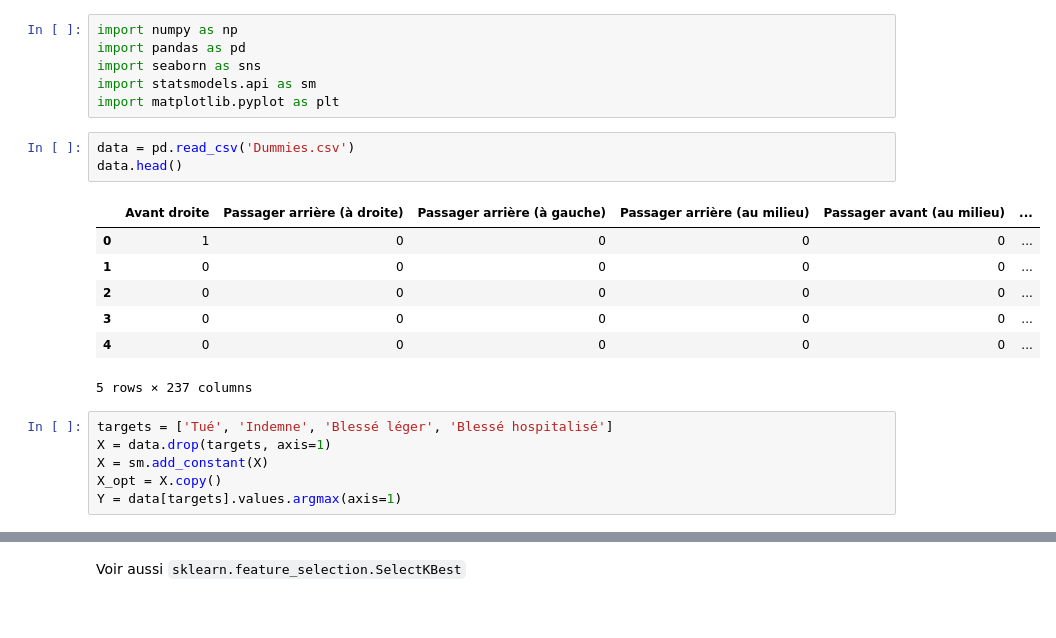
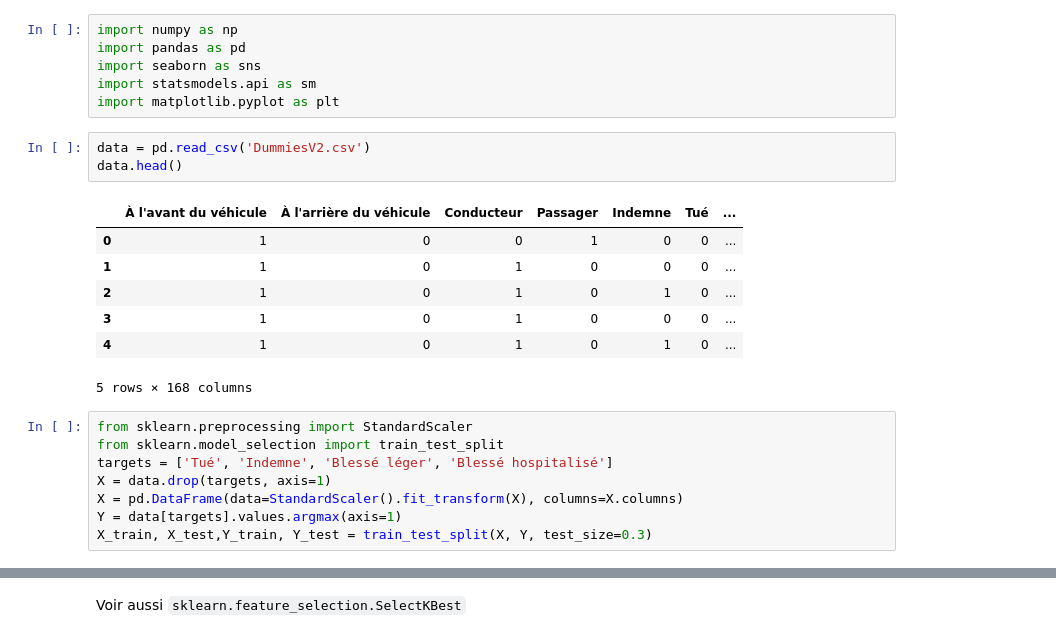
Before and after one commit to erwan-auchere/Projet-Python, a Jupyter notebook: backward-elimination.ipynb, the cells around one changed output, grey strips where cells are left out. Drawn from its saved outputs; the diff is of its cells as text.

```diff
--- a/backward-elimination.ipynb
+++ b/backward-elimination.ipynb
@@ -5,19 +5,21 @@ import seaborn as sns
 import statsmodels.api as sm
 import matplotlib.pyplot as plt
 # %%
-data = pd.read_csv('Dummies.csv')
+data = pd.read_csv('DummiesV2.csv')
 data.head()
 # %% [output]
-|  | Avant droite | Passager arrière (à droite) | Passager arrière (à gauche) | Passager arrière (au milieu) | Passager avant (au milieu) | ... |
-| 0 | 1 | 0 | 0 | 0 | 0 | ... |
-| 1 | 0 | 0 | 0 | 0 | 0 | ... |
-| 2 | 0 | 0 | 0 | 0 | 0 | ... |
-| 3 | 0 | 0 | 0 | 0 | 0 | ... |
-| 4 | 0 | 0 | 0 | 0 | 0 | ... |
+|  | À l'avant du véhicule | À l'arrière du véhicule | Conducteur | Passager | Indemne | Tué | ... |
+| 0 | 1 | 0 | 0 | 1 | 0 | 0 | ... |
+| 1 | 1 | 0 | 1 | 0 | 0 | 0 | ... |
+| 2 | 1 | 0 | 1 | 0 | 1 | 0 | ... |
+| 3 | 1 | 0 | 1 | 0 | 0 | 0 | ... |
+| 4 | 1 | 0 | 1 | 0 | 1 | 0 | ... |
-5 rows × 237 columns
+5 rows × 168 columns
 # %%
+from sklearn.preprocessing import StandardScaler
+from sklearn.model_selection import train_test_split
 targets = ['Tué', 'Indemne', 'Blessé léger', 'Blessé hospitalisé']
 X = data.drop(targets, axis=1)
-X = sm.add_constant(X)
-X_opt = X.copy()
+X = pd.DataFrame(data=StandardScaler().fit_transform(X), columns=X.columns)
 Y = data[targets].values.argmax(axis=1)
+X_train, X_test,Y_train, Y_test = train_test_split(X, Y, test_size=0.3)
```
Also changed, not shown: parts of 4 cells of this notebook, 3 other files.
